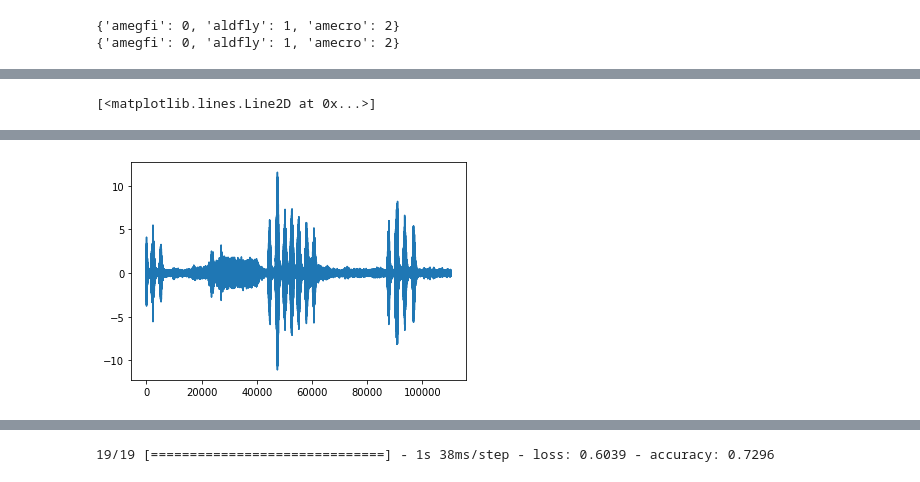
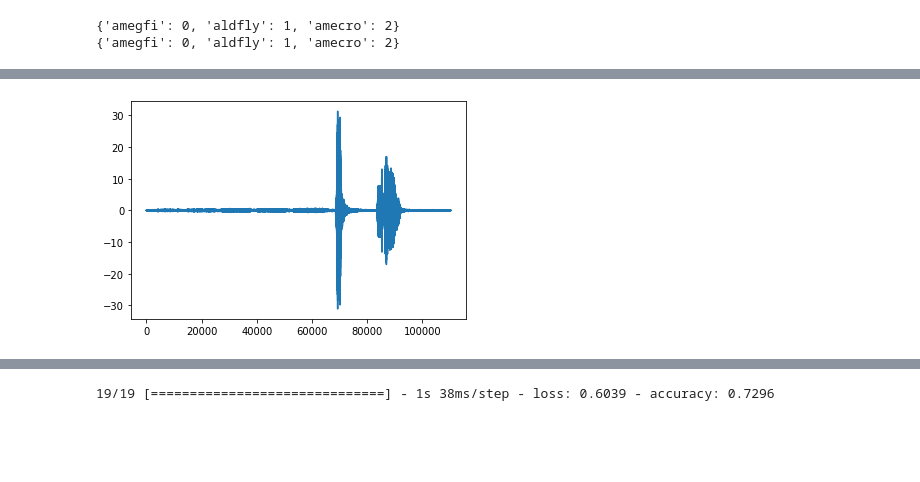
Before and after one commit to jganzabal/kaggle-birds, a Jupyter notebook: 02_Model.ipynb, the cells around one changed output, grey strips where cells are left out. Drawn from its saved outputs; the diff is of its cells as text; code cells hidden in the pictures; blank space fills up the shorter version.

```diff
--- a/02_Model.ipynb
+++ b/02_Model.ipynb
@@ -43,4 +31,4 @@ for x, c in dgen_train:
 # %%
-plt.plot(x[0][0])
+plt.plot(x[0,:,0])
+ipd.Audio(x[0,:,0], rate=22050)
 # %% [output]
-[<matplotlib.lines.Line2D at 0x...>]
@@ -47,4 +36,4 @@ plt.plot(x[0][0])
-[figure, old version]
+[figure, new version]
 # %%
 len(dgen_train), len(dgen_val)
 # %% [output]
```
Also changed, not shown: parts of 9 cells of this notebook, 3 other files.
